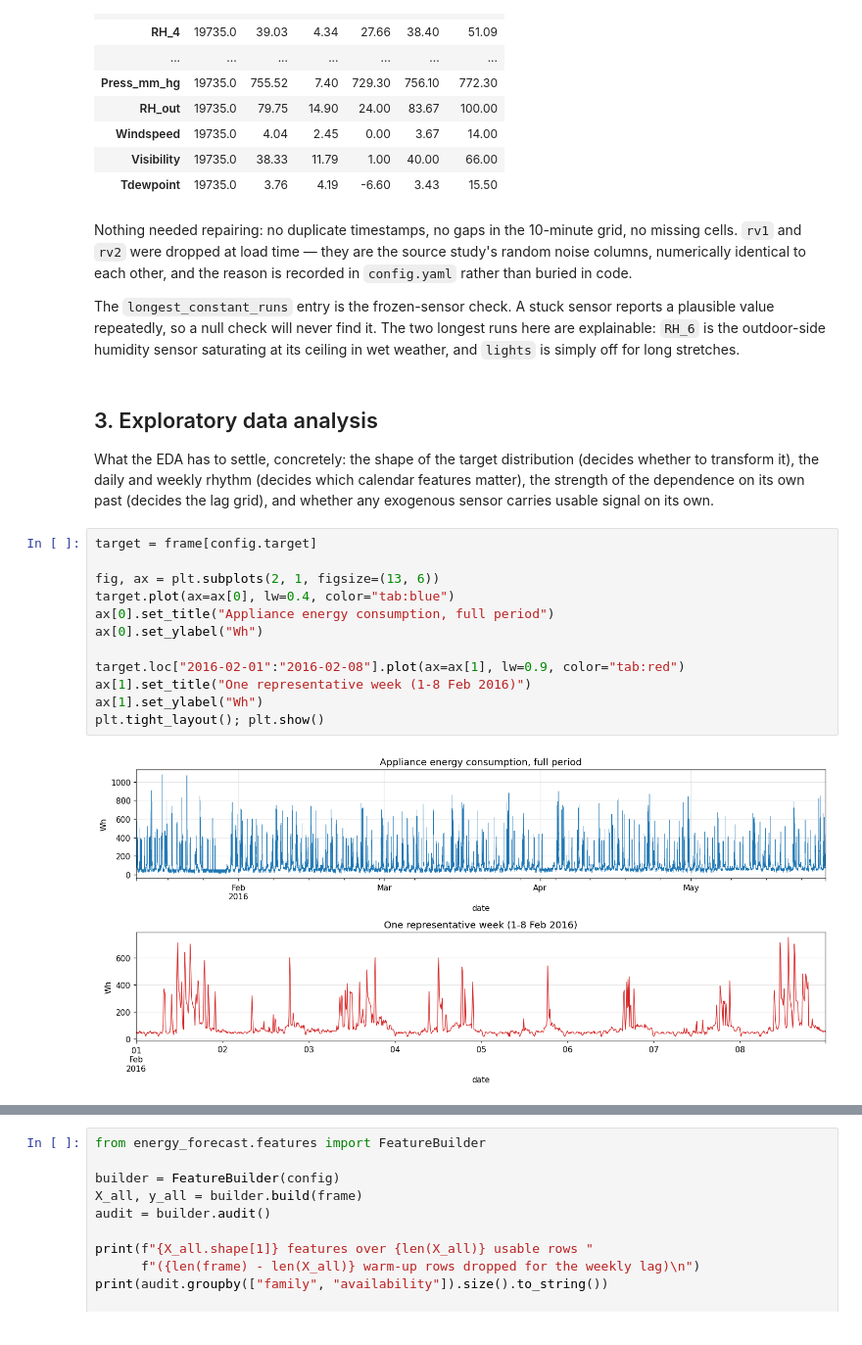
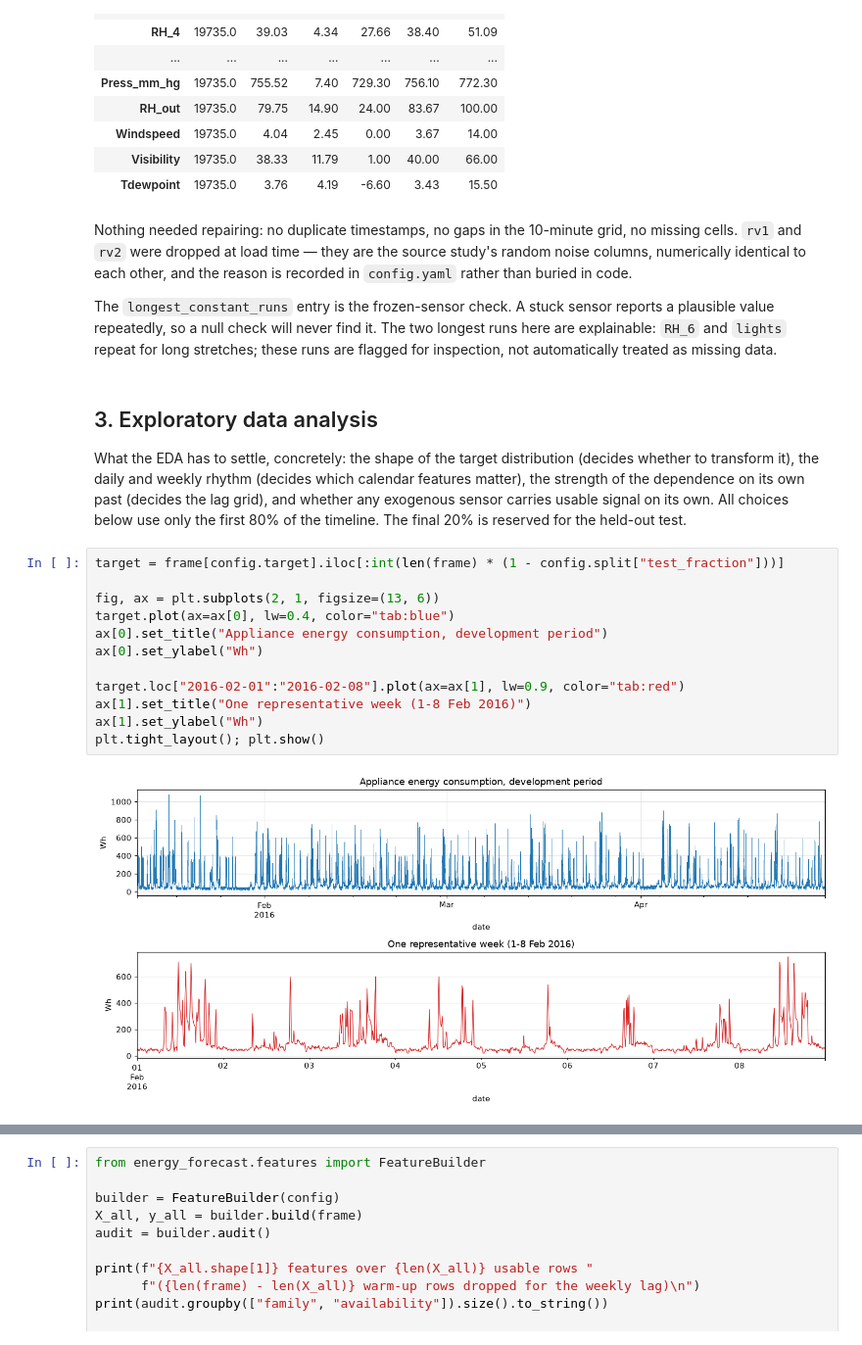
Before and after one commit to dilrukshax/energy_forecasting, a Jupyter notebook: notebooks/01_report.ipynb, the cells around one changed output, grey strips where cells are left out. Shown at 98% size. Drawn from its saved outputs; the diff is of its cells as text.

```diff
--- a/notebooks/01_report.ipynb
+++ b/notebooks/01_report.ipynb
@@ -144,8 +145,7 @@ than buried in code.
 
 The `longest_constant_runs` entry is the frozen-sensor check. A stuck sensor reports a plausible
 value repeatedly, so a null check will never find it. The two longest runs here are explainable:
-`RH_6` is the outdoor-side humidity sensor saturating at its ceiling in wet weather, and `lights`
-is simply off for long stretches.
+`RH_6` and `lights` repeat for long stretches; these runs are flagged for inspection, not automatically treated as missing data.
 # %% [markdown]
 ## 3. Exploratory data analysis
 
@@ -153,20 +153,21 @@ What the EDA has to settle, concretely: the shape of the target distribution (de
 transform it), the daily and weekly rhythm (decides which calendar features matter), the strength
 of the dependence on its own past (decides the lag grid), and whether any exogenous sensor carries
 usable signal on its own.
+All choices below use only the first 80% of the timeline. The final 20% is reserved for the held-out test.
 # %%
-target = frame[config.target]
+target = frame[config.target].iloc[:int(len(frame) * (1 - config.split["test_fraction"]))]
 
 fig, ax = plt.subplots(2, 1, figsize=(13, 6))
 target.plot(ax=ax[0], lw=0.4, color="tab:blue")
-ax[0].set_title("Appliance energy consumption, full period")
+ax[0].set_title("Appliance energy consumption, development period")
 ax[0].set_ylabel("Wh")
 
 target.loc["2016-02-01":"2016-02-08"].plot(ax=ax[1], lw=0.9, color="tab:red")
 ax[1].set_title("One representative week (1-8 Feb 2016)")
 ax[1].set_ylabel("Wh")
 plt.tight_layout(); plt.show()
 # %% [output]
-[figure, old version]
+[figure, new version]
 # %%
 fig, ax = plt.subplots(1, 3, figsize=(14, 3.6))
 ax[0].hist(target, bins=80, color="tab:blue")
```
Also changed, not shown: parts of 36 cells of this notebook, 46 other files.
